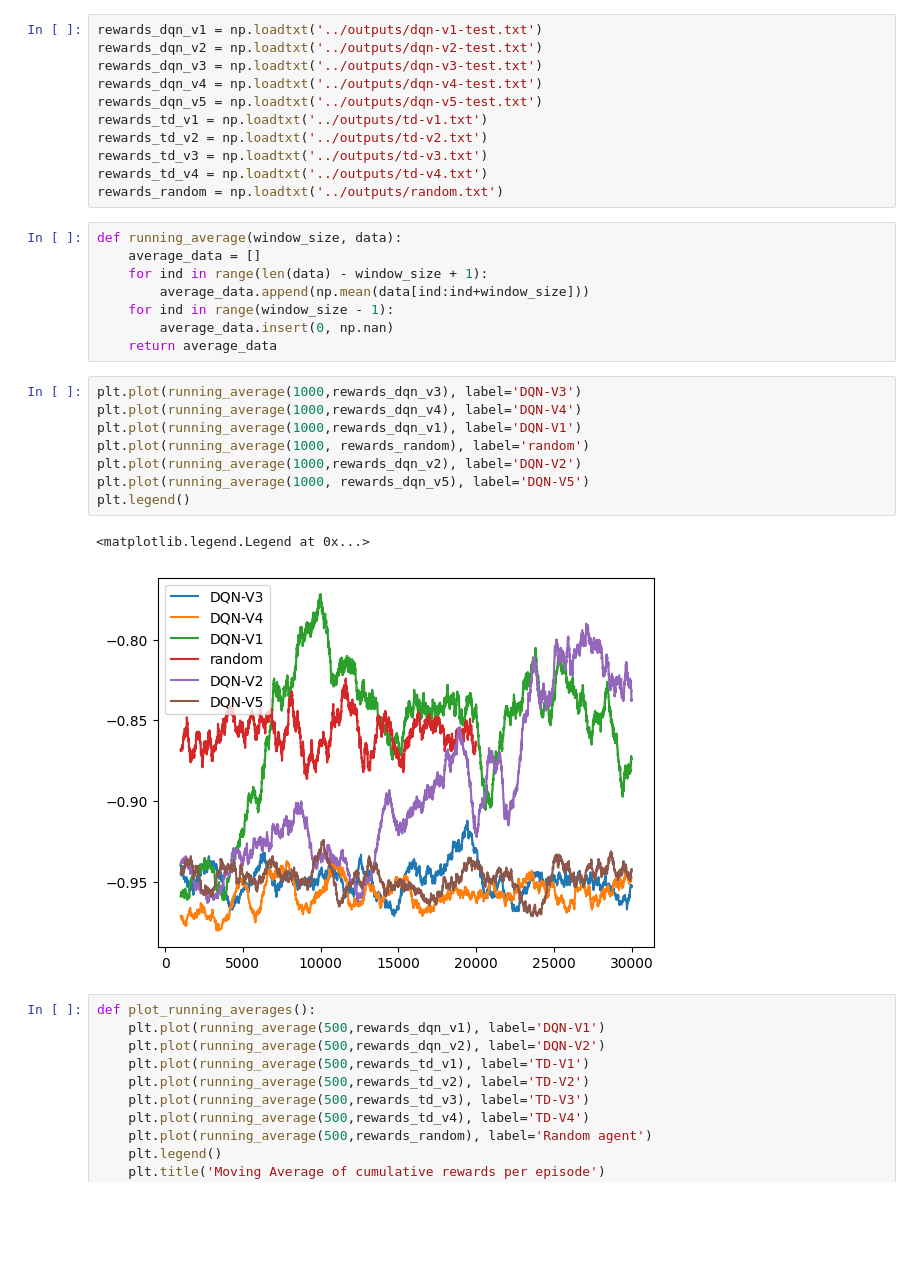
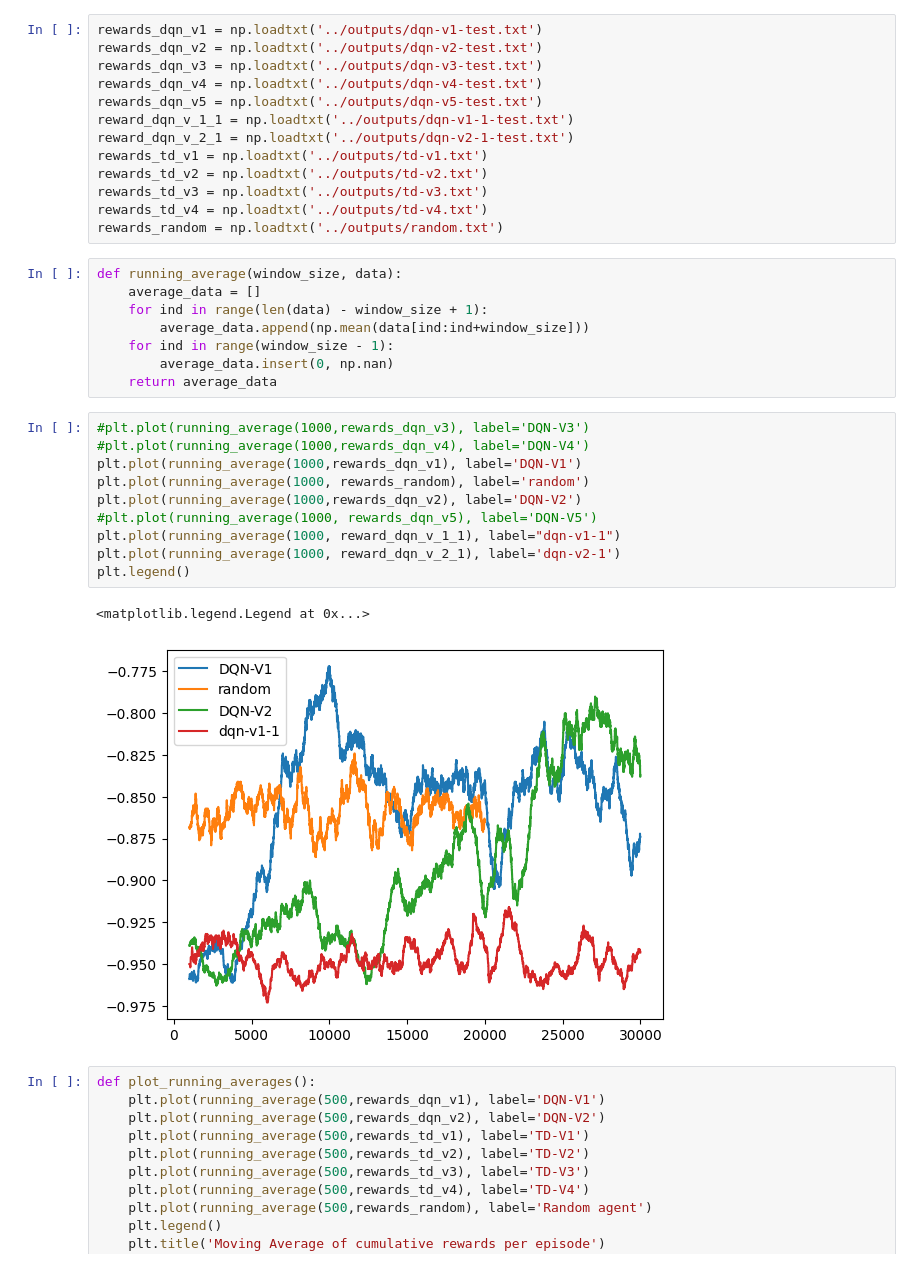
Before and after one commit to fredpell1/snake-RL, a Jupyter notebook: src/plot.ipynb, the cells around one changed output. Drawn from its saved outputs; the diff is of its cells as text; blank space fills up the shorter version.

```diff
--- a/src/plot.ipynb
+++ b/src/plot.ipynb
@@ -7,6 +7,8 @@ rewards_dqn_v2 = np.loadtxt('../outputs/dqn-v2-test.txt')
 rewards_dqn_v3 = np.loadtxt('../outputs/dqn-v3-test.txt')
 rewards_dqn_v4 = np.loadtxt('../outputs/dqn-v4-test.txt')
 rewards_dqn_v5 = np.loadtxt('../outputs/dqn-v5-test.txt')
+reward_dqn_v_1_1 = np.loadtxt('../outputs/dqn-v1-1-test.txt')
+reward_dqn_v_2_1 = np.loadtxt('../outputs/dqn-v2-1-test.txt')
 rewards_td_v1 = np.loadtxt('../outputs/td-v1.txt')
 rewards_td_v2 = np.loadtxt('../outputs/td-v2.txt')
 rewards_td_v3 = np.loadtxt('../outputs/td-v3.txt')
@@ -21,16 +23,18 @@ def running_average(window_size, data):
         average_data.insert(0, np.nan)
     return average_data
 # %%
-plt.plot(running_average(1000,rewards_dqn_v3), label='DQN-V3')
-plt.plot(running_average(1000,rewards_dqn_v4), label='DQN-V4')
+#plt.plot(running_average(1000,rewards_dqn_v3), label='DQN-V3')
+#plt.plot(running_average(1000,rewards_dqn_v4), label='DQN-V4')
 plt.plot(running_average(1000,rewards_dqn_v1), label='DQN-V1')
 plt.plot(running_average(1000, rewards_random), label='random')
 plt.plot(running_average(1000,rewards_dqn_v2), label='DQN-V2')
-plt.plot(running_average(1000, rewards_dqn_v5), label='DQN-V5')
+#plt.plot(running_average(1000, rewards_dqn_v5), label='DQN-V5')
+plt.plot(running_average(1000, reward_dqn_v_1_1), label="dqn-v1-1")
+plt.plot(running_average(1000, reward_dqn_v_2_1), label='dqn-v2-1')
 plt.legend()
 # %% [output]
 <matplotlib.legend.Legend at 0x...>
-[figure, old version]
+[figure, new version]
 # %%
 def plot_running_averages():
     plt.plot(running_average(500,rewards_dqn_v1), label='DQN-V1')
```
Also changed, not shown: 2 other files.
